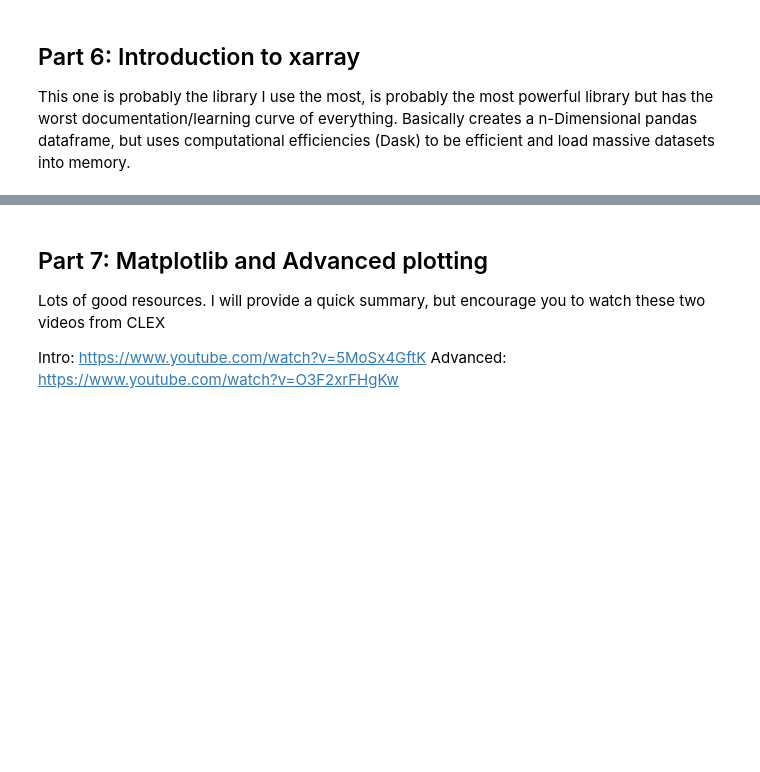
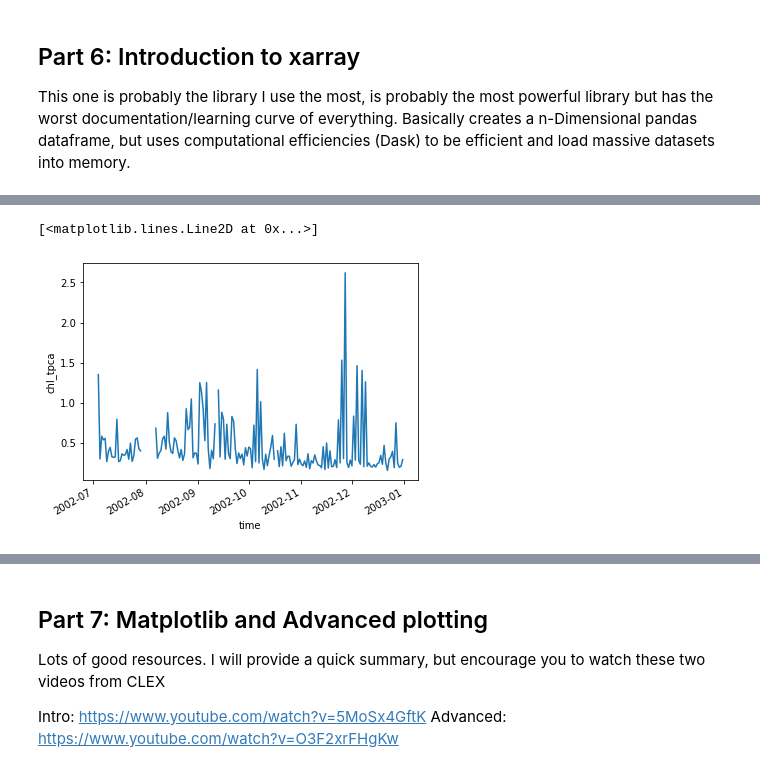
Before and after one commit to datatas/DT-introduction-to-scientific-python, a Jupyter notebook: Introduction_to_scientific_python.ipynb, the cells around one changed output, grey strips where cells are left out. Saved outputs shown, nothing was run; the diff lists cells and outputs as text; code cells hidden in the pictures; blank space fills up the shorter version.

```diff
--- a/Introduction_to_scientific_python.ipynb
+++ b/Introduction_to_scientific_python.ipynb
@@ -336,0 +358,6 @@ remote_data = xr.open_dataset(
+# %%
+#Or just the Galápagos region
+nics_chlorophyll.chl_tpca.sel(lat=slice(5,-5),lon=slice(265,280)).mean(dim=['lat','lon']).plot()
+# %% [output]
+[<matplotlib.lines.Line2D at 0x...>]
+[figure, added]
```
Also changed, not shown: parts of 30 cells of this notebook.
